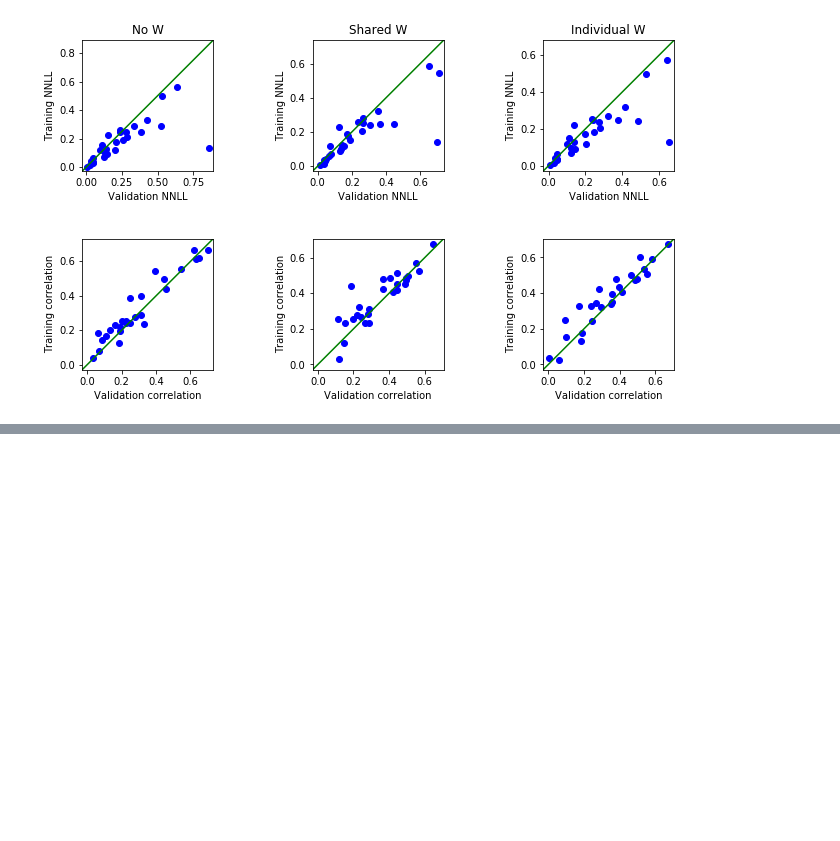
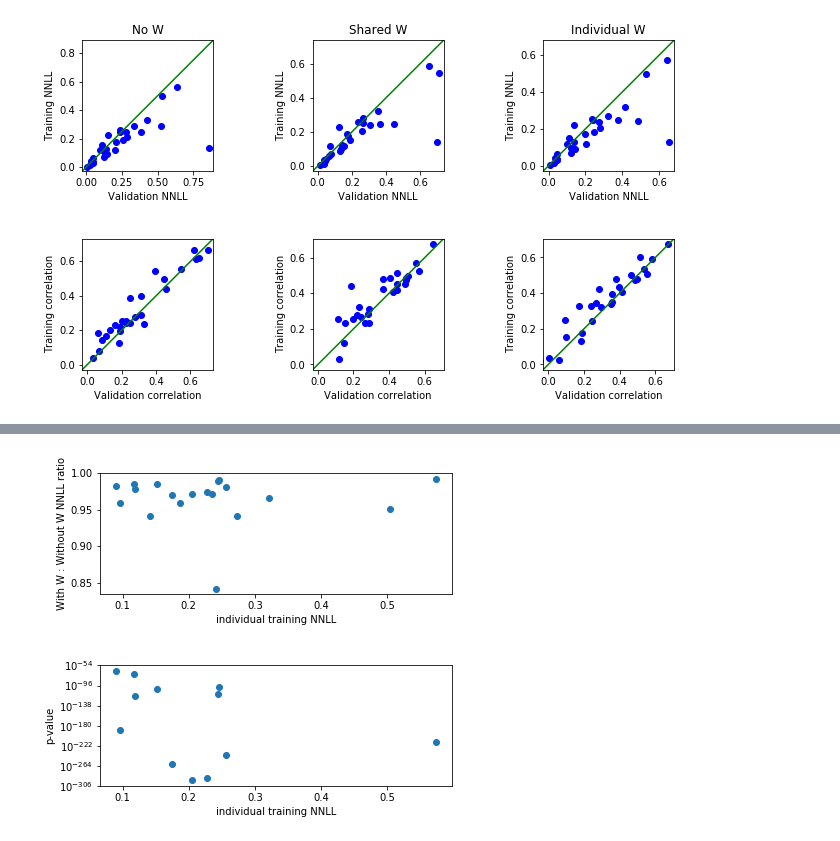
Before and after one commit to zdeblick/fun-con, a Jupyter notebook: Report.ipynb, the cells around one changed output, grey strips where cells are left out. Saved outputs shown, nothing was run; the diff lists cells and outputs as text; code cells hidden in the pictures; blank space fills up the shorter version.

```diff
--- a/Report.ipynb
+++ b/Report.ipynb
@@ -622,0 +694,24 @@ fig.set_size_inches(8,8)
+# %%
+from scipy.stats import chi2
+pvals = []
+for i in range(results_indiv['devs'].size):
+    pvals.append(chi2.sf((results_noW['devs'][i]-results_indiv['devs'][i]),df=d[1]))
+pvals = np.array(pvals)
+
+fig,axes = plt.subplots(ncols=1,nrows=2)
+ax = axes[0]
+ax.plot(results_indiv['train_losses'][results_indiv['conveds']==True],results_indiv['train_losses'][results_indiv['conveds']==True]/results_noW['train_losses'][results_indiv['conveds']==True],'o')
+ax.set_xlabel('individual training NNLL')
+ax.set_ylabel('With W : Without W NNLL ratio')
+ax.axis('tight')
+
+ax = axes[1]
+ax.semilogy(results_indiv['train_losses'][results_indiv['conveds']==True],pvals[results_indiv['conveds']==True],'o')
+ax.set_xlabel('individual training NNLL')
+ax.set_ylabel('p-value')
+ax.axis('tight')
+
+fig.tight_layout()
+fig.set_size_inches(6,6)
+# %% [output]
+[figure, added]
```
Also changed, not shown: parts of 26 cells of this notebook, 16 other files.
